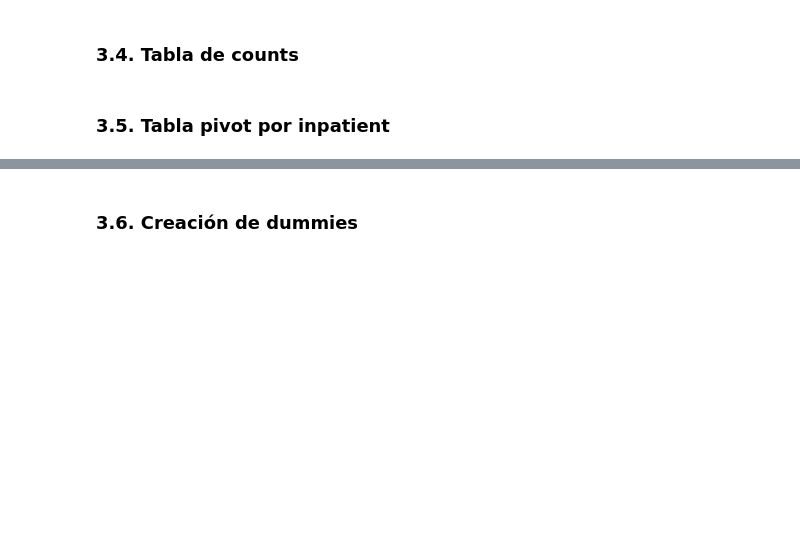
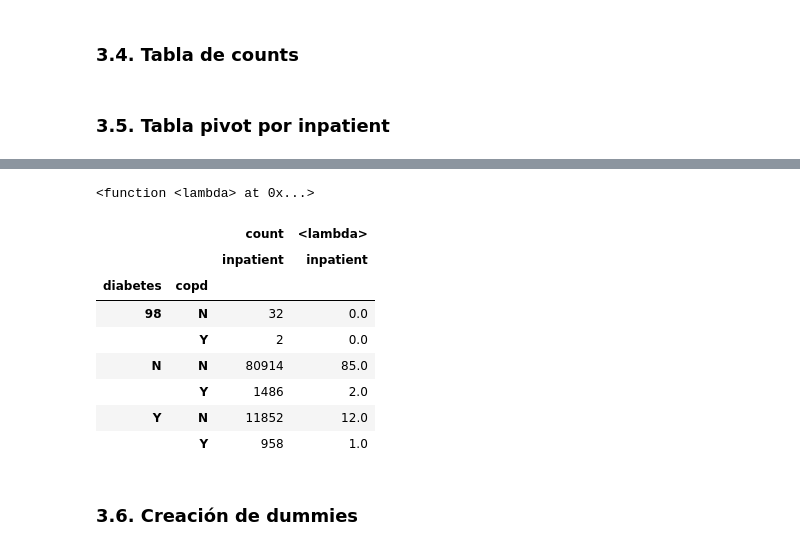
Before and after one commit to szl30n/ProyectosDHDS, a Jupyter notebook: TP3/notebooks/1_Preparacion.ipynb, the cells around one changed output, grey strips where cells are left out. Cells and saved outputs as stored; diff of their text form; code cells hidden in the pictures; blank space fills up the shorter version.

```diff
--- a/TP3/notebooks/1_Preparacion.ipynb
+++ b/TP3/notebooks/1_Preparacion.ipynb
@@ -145,3 +176,25 @@ data.head(5)
+# %%
+total_inpatient = data['inpatient'].count()
+
+print(lambda x: count(x)/total_inpatient*100)
+#by sex
+#round(pd.pivot_table(data, values='inpatient', index=['sex'],                  aggfunc=['count',]))
+# %% [output]
+<function <lambda> at 0x...>
+# %%
+#by diabetes
+round(pd.pivot_table(data, values='inpatient', index=['diabetes','copd'],
+                     aggfunc=['count',(lambda x: count(x)/total_inpatient*100)]))
+# %% [output]
+|  |  | count | <lambda> |
+|  |  | inpatient | inpatient |
+| diabetes | copd |  |  |
+| 98 | N | 32 | 0.0 |
+|  | Y | 2 | 0.0 |
+| N | N | 80914 | 85.0 |
+|  | Y | 1486 | 2.0 |
+| Y | N | 11852 | 12.0 |
+|  | Y | 958 | 1.0 |
 # %% [markdown]
 ### 3.6. Creación de dummies
 # %% [markdown]
```
Also changed, not shown: parts of 6 cells of this notebook, 2 other files.
